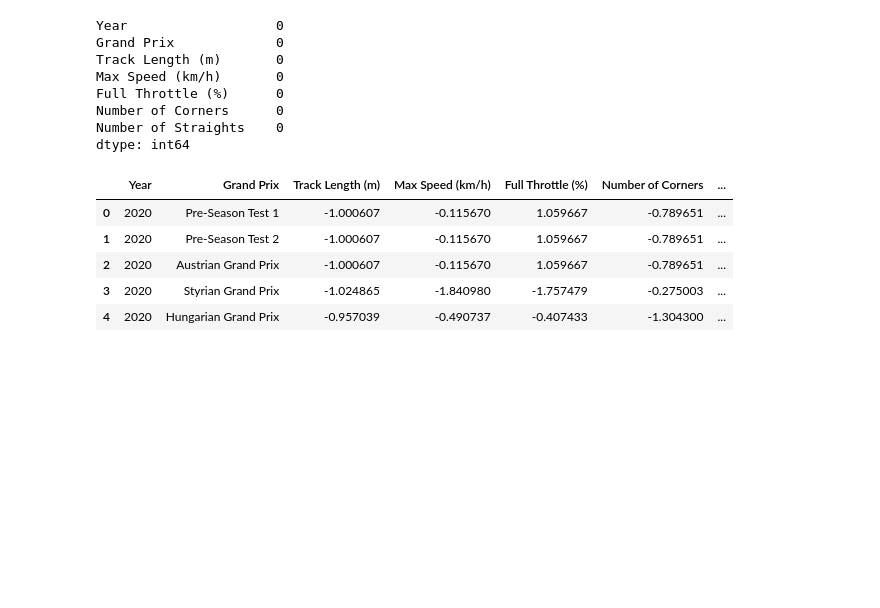
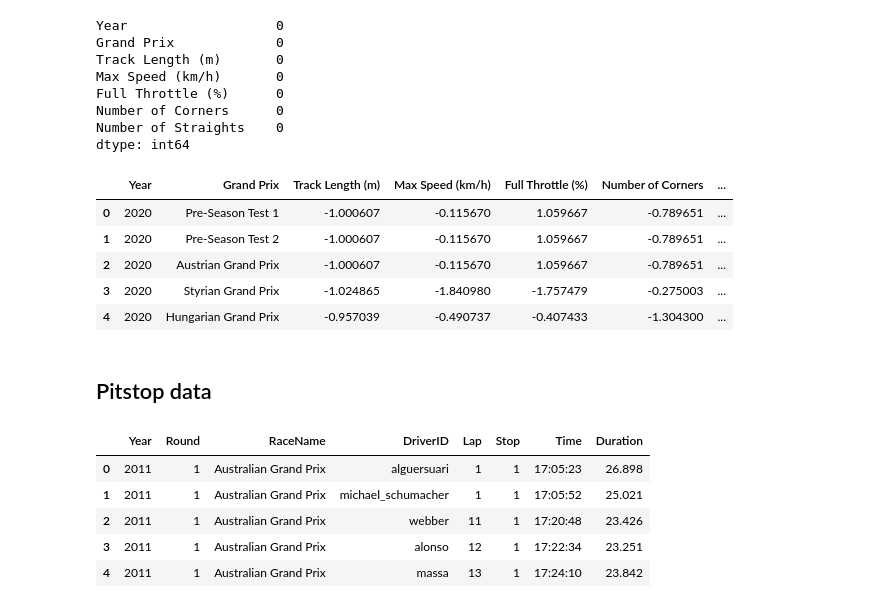
Before and after one commit to NandiniKodali988/F1-Through-Data, a Jupyter notebook: technical-details/data-cleaning/main.ipynb, the cells around one changed output. Drawn from its saved outputs; the diff is of its cells as text; code cells hidden in the pictures; blank space fills up the shorter version.

Commit message:
pivot pitstop data

```diff
--- a/technical-details/data-cleaning/main.ipynb
+++ b/technical-details/data-cleaning/main.ipynb
@@ -637,3 +637,15 @@ data.head()
 | 4 | 2020 | Hungarian Grand Prix | -0.957039 | -0.490737 | -0.407433 | -1.304300 | ... |
 # %%
 data.to_csv("../../data/processed-data/race_track_features.csv")
+# %% [markdown]
+## Pitstop data
+# %%
+df = pd.read_csv("../../data/raw-data/pitstop_data.csv")
+df.head()
+# %% [output]
+|  | Year | Round | RaceName | DriverID | Lap | Stop | Time | Duration |
+| 0 | 2011 | 1 | Australian Grand Prix | alguersuari | 1 | 1 | 17:05:23 | 26.898 |
+| 1 | 2011 | 1 | Australian Grand Prix | michael_schumacher | 1 | 1 | 17:05:52 | 25.021 |
+| 2 | 2011 | 1 | Australian Grand Prix | webber | 11 | 1 | 17:20:48 | 23.426 |
+| 3 | 2011 | 1 | Australian Grand Prix | alonso | 12 | 1 | 17:22:34 | 23.251 |
+| 4 | 2011 | 1 | Australian Grand Prix | massa | 13 | 1 | 17:24:10 | 23.842 |
```
Also changed, not shown: parts of 2 cells of this notebook, 3 other files.
